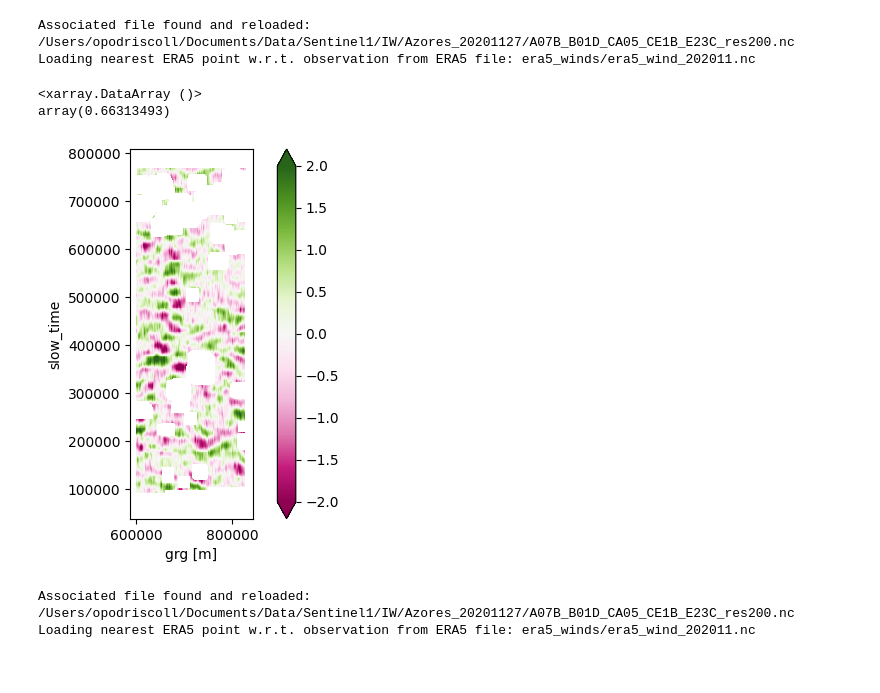
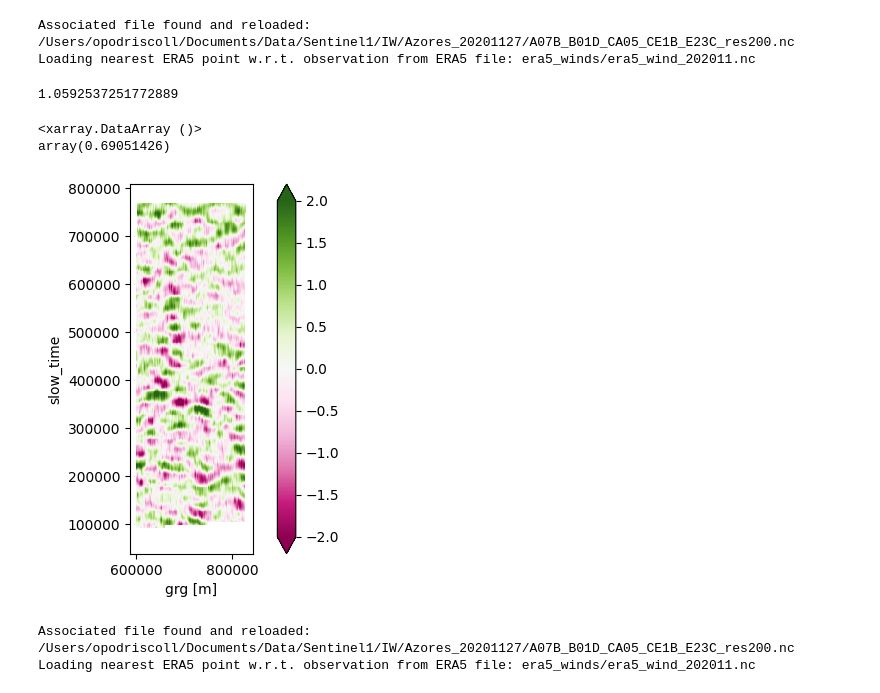
Before and after one commit to owenodriscoll/DopSCA_leakage, a Jupyter notebook: Sentinel1_analyses/analysis_azimuthal_gradient_filtering.ipynb, the cells around one changed output. Cells and saved outputs as stored; diff of their text form; code cells hidden in the pictures.

```diff
--- a/Sentinel1_analyses/analysis_azimuthal_gradient_filtering.ipynb
+++ b/Sentinel1_analyses/analysis_azimuthal_gradient_filtering.ipynb
@@ -81,6 +81,10 @@ test.compute_leakage_velocity()
 # %% [output]
 Associated file found and reloaded: /Users/opodriscoll/Documents/Data/Sentinel1/IW/Azores_20201127/A07B_B01D_CA05_CE1B_E23C_res200.nc
 Loading nearest ERA5 point w.r.t. observation from ERA5 file: era5_winds/era5_wind_202011.nc
+# %%
+10**(0.25/10)
+# %% [output]
+1.0592537251772889
 # %%
 # find indexes of S1 scene that were cropped (outside full beam pattern)
 idx_start = test.idx_az[0][test.az_mask_pixels_cutoff]
@@ -147,23 +151,23 @@ data_subscene = [name + '_subscene' for name in data_4subscene]
 self_copy.data[data_subscene] = self_copy.data[data_4subscene].rolling(grg=self_copy.grg_N, slow_time=self_copy.slow_time_N, center=True).mean()
 # %%
 stride = 6
-gradient_threshold = 0.5
+gradient_threshold = 10**11#0.5
 
 nrcs_scatt_db = 10*np.log10(self_copy.data['nrcs_scat_subscene']).compute()
 grad = nrcs_scatt_db.isel(slow_time = slice(None,-stride))- nrcs_scatt_db.roll(slow_time = stride)
 masker = xr.where(abs(grad) > gradient_threshold, np.nan, 1)
 
 t = (self_copy.data['V_leakage_pulse_rg'] * masker).rolling(grg=self_copy.grg_N, slow_time=self_copy.slow_time_N, center=True).mean()
 
 plot_leakage_net_kwargs = {'vmin': -2, 'vmax': 2, 'cmap' : 'PiYG'}
 ax = (test.data.V_leakage_pulse_rg_subscene - t).T.plot(robust = True, **plot_leakage_net_kwargs)
 ax.axes.set_aspect('equal')
 
 np.sqrt(np.mean((test.data.V_leakage_pulse_rg_subscene - t)**2)).compute()
 # %% [output]
 <xarray.DataArray ()>
-array(0.66313493)
+array(0.69051426)
-[figure, old version]
+[figure, new version]
 # %%
 test.apply()
 # %% [output]
```
Also changed, not shown: 1 other file.
